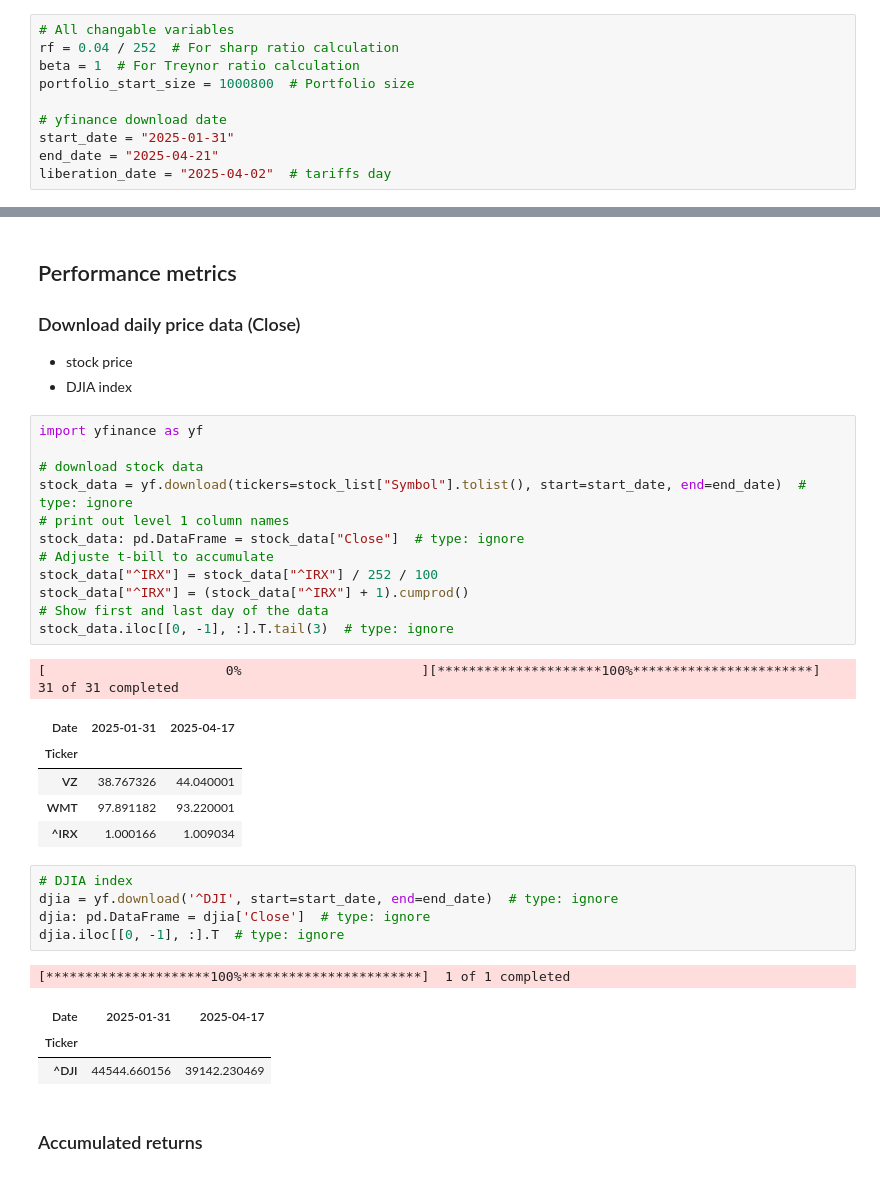
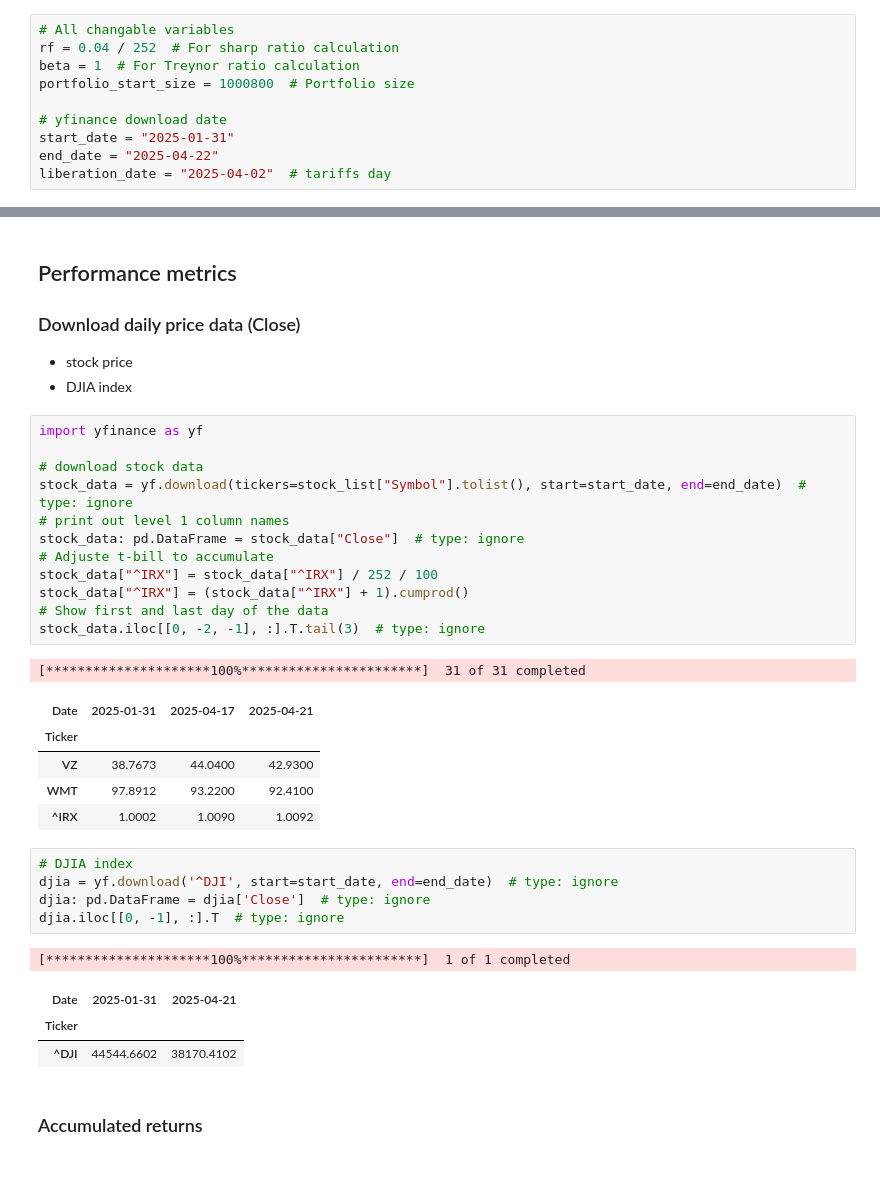
Before and after one commit to bagelquant/fin_model_1, a Jupyter notebook: final report/final_result.ipynb, the cells around one changed output, grey strips where cells are left out. Saved outputs shown, nothing was run; the diff lists cells and outputs as text.

```diff
--- a/final report/final_result.ipynb
+++ b/final report/final_result.ipynb
@@ -10,7 +10,7 @@ portfolio_start_size = 1000800  # Portfolio size
 
 # yfinance download date
 start_date = "2025-01-31"
-end_date = "2025-04-21"
+end_date = "2025-04-22"
 liberation_date = "2025-04-02"  # tariffs day
 # %%
 import pandas as pd
@@ -84,22 +84,22 @@ Name: Weight, dtype: float64
 # %%
 import yfinance as yf
 
 # download stock data
 stock_data = yf.download(tickers=stock_list["Symbol"].tolist(), start=start_date, end=end_date)  # type: ignore
 # print out level 1 column names
 stock_data: pd.DataFrame = stock_data["Close"]  # type: ignore
 # Adjuste t-bill to accumulate
 stock_data["^IRX"] = stock_data["^IRX"] / 252 / 100
 stock_data["^IRX"] = (stock_data["^IRX"] + 1).cumprod()
 # Show first and last day of the data
-stock_data.iloc[[0, -1], :].T.tail(3)  # type: ignore
+stock_data.iloc[[0, -2, -1], :].T.tail(3)  # type: ignore
 # %% [output]
-[                       0%                       ][*********************100%***********************]  31 of 31 completed
+[*********************100%***********************]  31 of 31 completed
-| Date | 2025-01-31 | 2025-04-17 |
-| Ticker |  |  |
-| VZ | 38.767326 | 44.040001 |
-| WMT | 97.891182 | 93.220001 |
-| ^IRX | 1.000166 | 1.009034 |
+| Date | 2025-01-31 | 2025-04-17 | 2025-04-21 |
+| Ticker |  |  |  |
+| VZ | 38.7673 | 44.0400 | 42.9300 |
+| WMT | 97.8912 | 93.2200 | 92.4100 |
+| ^IRX | 1.0002 | 1.0090 | 1.0092 |
 # %%
 # DJIA index
 djia = yf.download('^DJI', start=start_date, end=end_date)  # type: ignore
@@ -107,9 +107,9 @@ djia: pd.DataFrame = djia['Close']  # type: ignore
 djia.iloc[[0, -1], :].T  # type: ignore
 # %% [output]
 [*********************100%***********************]  1 of 1 completed
-| Date | 2025-01-31 | 2025-04-17 |
+| Date | 2025-01-31 | 2025-04-21 |
 | Ticker |  |  |
-| ^DJI | 44544.660156 | 39142.230469 |
+| ^DJI | 44544.6602 | 38170.4102 |
 # %% [markdown]
 ### Accumulated returns
 # %%
```
Also changed, not shown: parts of 12 cells of this notebook, 3 other files.
